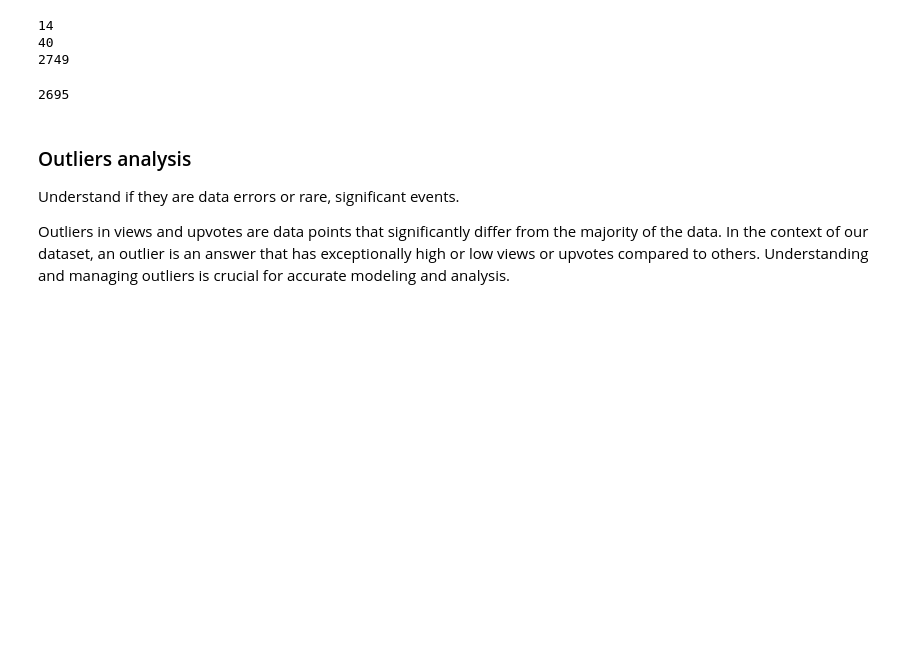
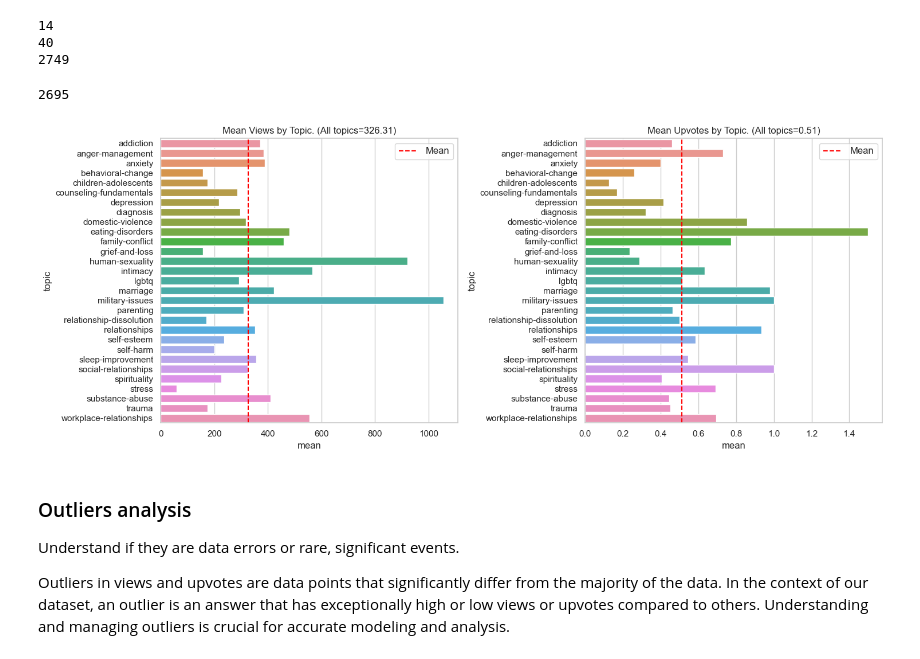
Before and after one commit to M-Ghaith/counsel_chat_analysis, a Jupyter notebook: EDA.ipynb, the cells around one changed output. Drawn from its saved outputs; the diff is of its cells as text; code cells hidden in the pictures; blank space fills up the shorter version.

Commit message:
generate user engagement distribution graphs

```diff
--- a/EDA.ipynb
+++ b/EDA.ipynb
@@ -378,6 +378,38 @@ counsel_df = counsel_df[counsel_df['topic'] != 'professional-ethics']
 counsel_df.shape[0]
 # %% [output]
 2695
+# %%
+import matplotlib.pyplot as plt
+import seaborn as sns
+
+# Recalculate the overall mean and median for views and upvotes
+overall_mean_views = counsel_df['views'].mean()
+overall_mean_upvotes = counsel_df['upvotes'].mean()
+
+sns.set(style="whitegrid")
+
+# Grouping the data by topic and calculating the mean and median of views and upvotes for each topic
+grouped_by_topic = counsel_df.groupby('topic')[['upvotes', 'views']].agg(['mean', 'median'])
+
+# Plotting the distribution of views and upvotes for each topic
+fig, axes = plt.subplots(1, 2, figsize=(15, 6))
+
+# Mean Views by Topic
+sns.barplot(ax=axes[0], x=grouped_by_topic['views']['mean'], y=grouped_by_topic.index)
+axes[0].set_title('Mean Views by Topic. (All topics={})'.format(round(overall_mean_views, 2)))
+axes[0].axvline(overall_mean_views, color='red', linestyle='--', label='Mean')
+axes[0].legend(fontsize=12)
+
+# Mean Upvotes by Topic
+sns.barplot(ax=axes[1], x=grouped_by_topic['upvotes']['mean'], y=grouped_by_topic.index)
+axes[1].set_title('Mean Upvotes by Topic. (All topics={})'.format(round(overall_mean_upvotes, 2)))
+axes[1].axvline(overall_mean_upvotes, color='red', linestyle='--', label='Mean')
+axes[1].legend(fontsize=12)
+
+plt.tight_layout()
+plt.show()
+# %% [output]
+[figure, added]
 # %% [markdown]
 ### Outliers analysis
 
```
Also changed, not shown: parts of 5 cells of this notebook.
